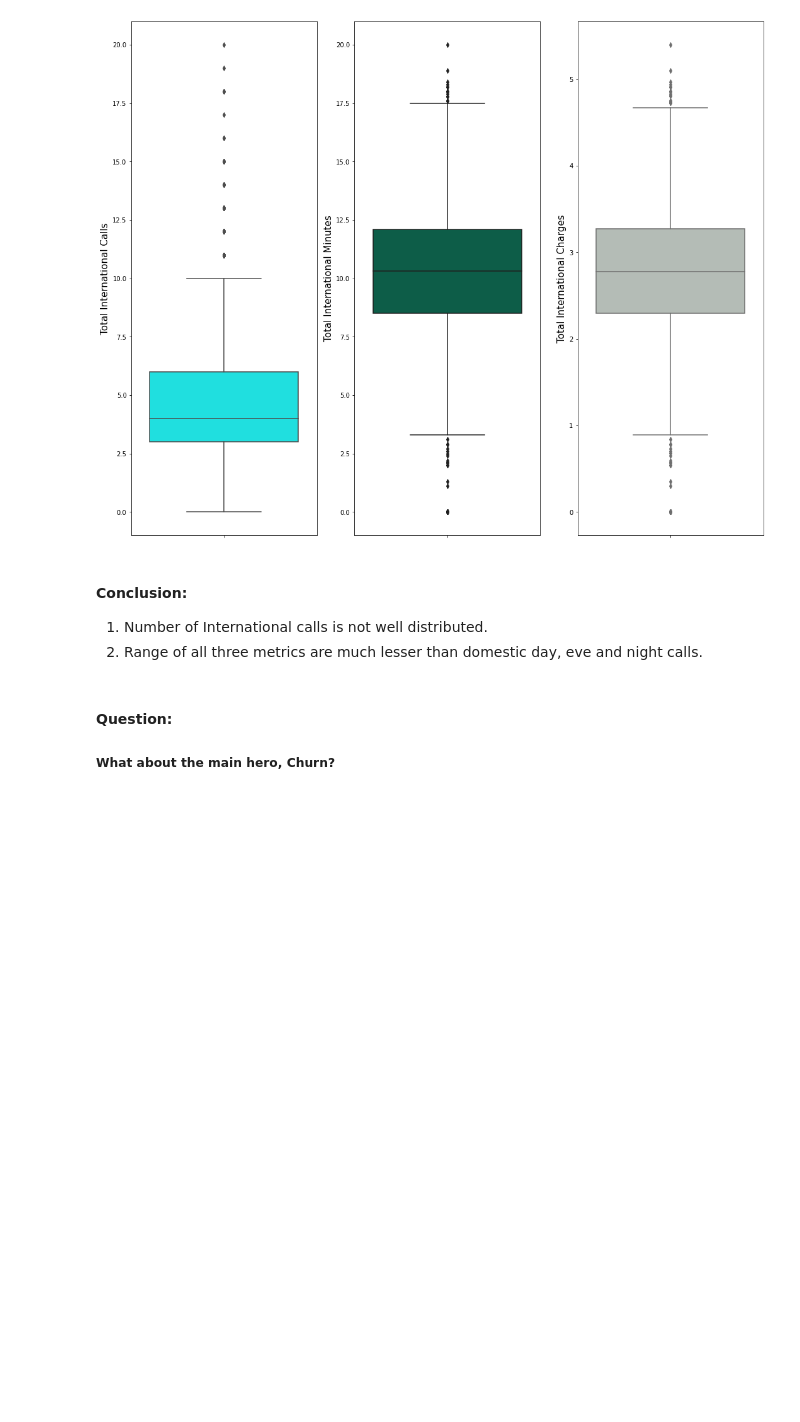
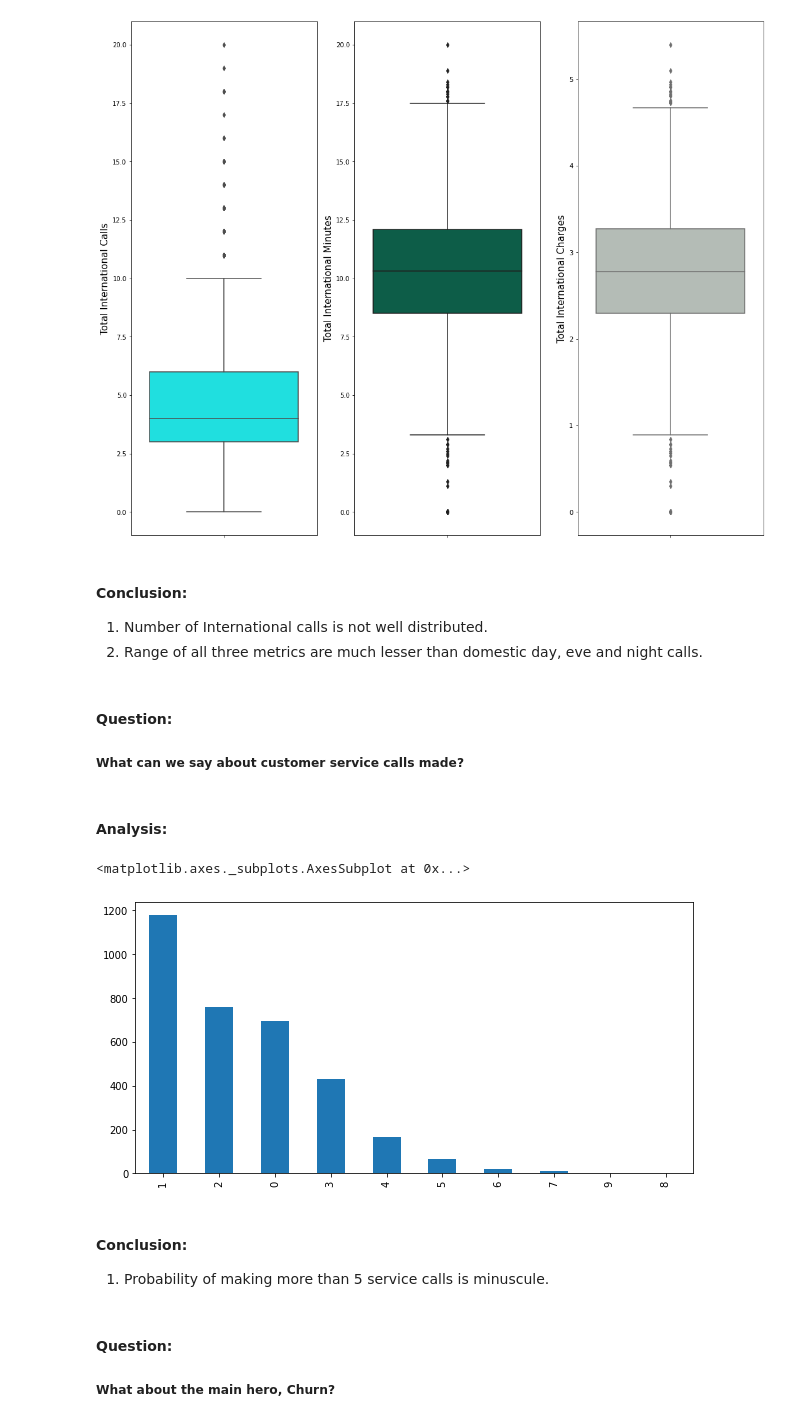
Before and after one commit to Subhajit53/Teleom-Churn-Analysis, a Jupyter notebook: Telecom_Churn_Analysis_Capstone_Project.ipynb, the cells around one changed output. Cells and saved outputs as stored; diff of their text form; code cells hidden in the pictures; blank space fills up the shorter version.

```diff
--- a/Telecom_Churn_Analysis_Capstone_Project.ipynb
+++ b/Telecom_Churn_Analysis_Capstone_Project.ipynb
@@ -310,6 +310,19 @@ plt.show()
 #### <b> Conclusion: </b>
 1. Number of International calls is not well distributed.
 2. Range of all three metrics are much lesser than domestic day, eve and night calls.
+# %% [markdown]
+#### <b> Question:
+##### <b> What can we say about customer service calls made?
+# %% [markdown]
+#### <b> Analysis:
+# %%
+telecom_df['Customer service calls'].value_counts().plot(kind='bar')
+# %% [output]
+<matplotlib.axes._subplots.AxesSubplot at 0x...>
+[figure, added]
+# %% [markdown]
+#### <b> Conclusion: </b>
+1. Probability of making more than 5 service calls is minuscule.
 # %% [markdown]
 #### <b> Question:
 ##### <b> What about the main hero, Churn?
```
Also changed, not shown: parts of 31 cells of this notebook.
